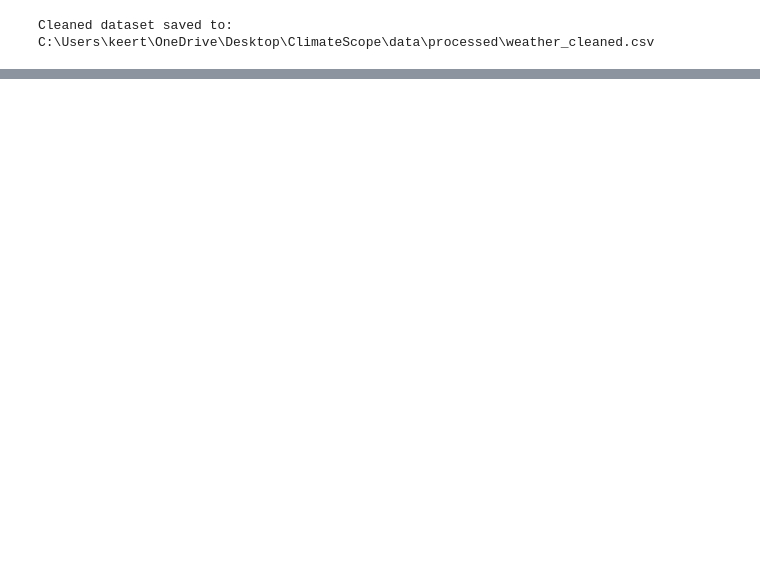
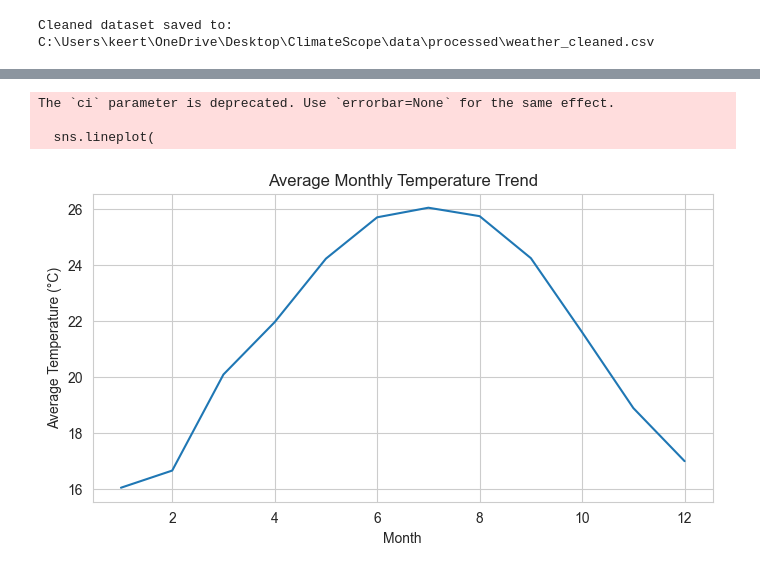
Before and after one commit to kerthana-M/ClimateScope, a Jupyter notebook: notebooks/01_data_preparation.ipynb, the cells around one changed output, grey strips where cells are left out. Drawn from its saved outputs; the diff is of its cells as text; code cells hidden in the pictures; blank space fills up the shorter version.

```diff
--- a/notebooks/01_data_preparation.ipynb
+++ b/notebooks/01_data_preparation.ipynb
@@ -126,0 +127,23 @@ Cleaned dataset saved to: C:\Users\keert\OneDrive\Desktop\ClimateScope\data\proc
+# %%
+monthly_temp = (
+    df.groupby(["year", "month"])["temperature_celsius"]
+    .mean()
+    .reset_index()
+)
+
+plt.figure(figsize=(8,4))
+sns.lineplot(
+    data=monthly_temp,
+    x="month",
+    y="temperature_celsius",
+    ci=None
+)
+plt.title("Average Monthly Temperature Trend")
+plt.xlabel("Month")
+plt.ylabel("Average Temperature (°C)")
+plt.show()
+# %% [output]
+The `ci` parameter is deprecated. Use `errorbar=None` for the same effect.
+
+  sns.lineplot(
+[figure, added]
```
Also changed, not shown: parts of 10 cells of this notebook, 2 other files.
